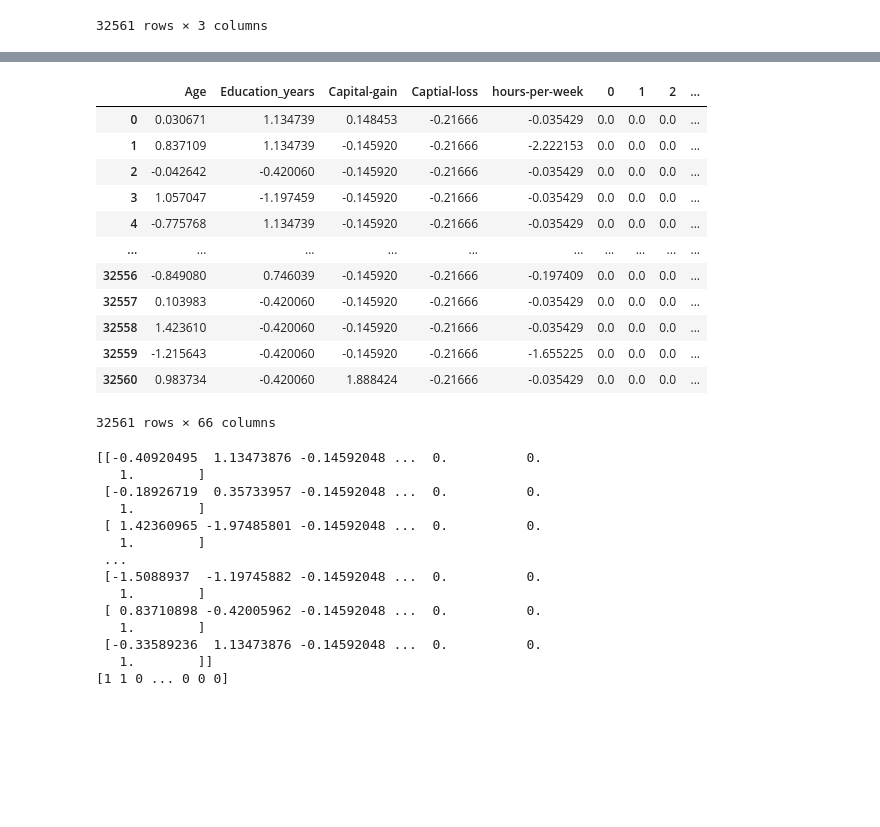
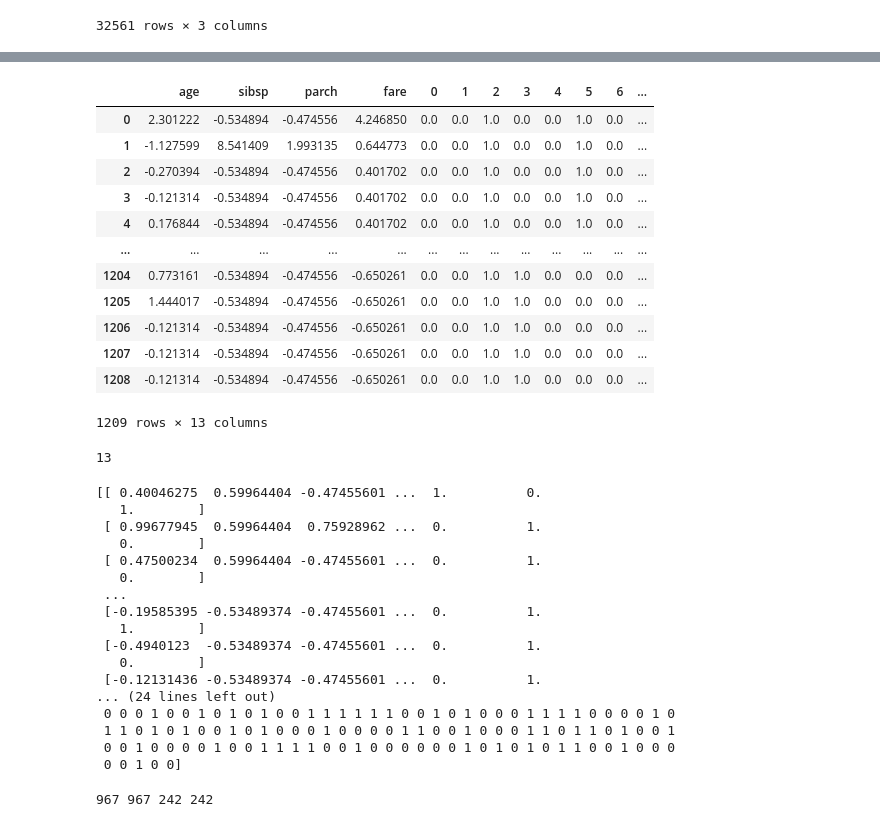
Before and after one commit to sy-app/mmsl-20220127, a Jupyter notebook: workspace/src/hw/kc.ipynb, the cells around one changed output, grey strips where cells are left out. Saved outputs shown, nothing was run; the diff lists cells and outputs as text; code cells hidden in the pictures; blank space fills up the shorter version.

```diff
--- a/workspace/src/hw/kc.ipynb
+++ b/workspace/src/hw/kc.ipynb
@@ -28,4 +28,4 @@ warnings.filterwarnings("ignore")
 #read data file
 
 #load data to pandas
-data = pd.read_csv("../../data/csvData/incomedata.csv")
+data = pd.read_csv("../../data/csvData/titanicAssignment.csv")
@@ -54,11 +70,12 @@ one-hot encoder for gender
 # %%
 #deal with categoricial variables
 ohe = OneHotEncoder(categories='auto')
-feature_arr = ohe.fit_transform(data[['Employ_type', 'Education', 'Marriage', 'Occupation', 'Relationship','Race', 'Gender']]).toarray()
+categorical_features = ['embarked', 'pclass', 'sex']
+feature_arr = ohe.fit_transform(data[categorical_features]).toarray()
 
 #move income column to the end
-incomeColumn = data['Income']
-data.drop(labels=['Income'], axis=1,inplace = True)
+incomeColumn = data['survived']
+data.drop(labels=['survived'], axis=1,inplace = True)
 
 #add to original data
 convertedData= pd.concat([data, pd.DataFrame(feature_arr),incomeColumn], axis=1)
@@ -74,5 +90,5 @@ convertedData.head()
 # %%
 #remove the original categorical data
-convertedData=convertedData.drop(columns=['Employ_type', 'Education', 'Marriage', 'Occupation', 'Relationship','Race', 'Gender'])
+convertedData=convertedData.drop(columns=categorical_features)
 convertedData
 # %% [output]
@@ -92,24 +108,28 @@ convertedData
 # %%
 scaler=StandardScaler()
-convertedData.iloc[:, 0:5]=scaler.fit_transform(convertedData.iloc[:, 0:5])
+convertedData.iloc[:, 0:4]=scaler.fit_transform(convertedData.iloc[:, 0:4])
 convertedData
 # %% [output]
-|  | Age | Education_years | Capital-gain | Captial-loss | hours-per-week | 0 | 1 | 2 | ... |
-| 0 | 0.030671 | 1.134739 | 0.148453 | -0.21666 | -0.035429 | 0.0 | 0.0 | 0.0 | ... |
-| 1 | 0.837109 | 1.134739 | -0.145920 | -0.21666 | -2.222153 | 0.0 | 0.0 | 0.0 | ... |
-| 2 | -0.042642 | -0.420060 | -0.145920 | -0.21666 | -0.035429 | 0.0 | 0.0 | 0.0 | ... |
-| 3 | 1.057047 | -1.197459 | -0.145920 | -0.21666 | -0.035429 | 0.0 | 0.0 | 0.0 | ... |
-| 4 | -0.775768 | 1.134739 | -0.145920 | -0.21666 | -0.035429 | 0.0 | 0.0 | 0.0 | ... |
-| ... | ... | ... | ... | ... | ... | ... | ... | ... | ... |
-| 32556 | -0.849080 | 0.746039 | -0.145920 | -0.21666 | -0.197409 | 0.0 | 0.0 | 0.0 | ... |
-| 32557 | 0.103983 | -0.420060 | -0.145920 | -0.21666 | -0.035429 | 0.0 | 0.0 | 0.0 | ... |
-| 32558 | 1.423610 | -0.420060 | -0.145920 | -0.21666 | -0.035429 | 0.0 | 0.0 | 0.0 | ... |
-| 32559 | -1.215643 | -0.420060 | -0.145920 | -0.21666 | -1.655225 | 0.0 | 0.0 | 0.0 | ... |
-| 32560 | 0.983734 | -0.420060 | 1.888424 | -0.21666 | -0.035429 | 0.0 | 0.0 | 0.0 | ... |
+|  | age | sibsp | parch | fare | 0 | 1 | 2 | 3 | 4 | 5 | 6 | ... |
+| 0 | 2.301222 | -0.534894 | -0.474556 | 4.246850 | 0.0 | 0.0 | 1.0 | 0.0 | 0.0 | 1.0 | 0.0 | ... |
+| 1 | -1.127599 | 8.541409 | 1.993135 | 0.644773 | 0.0 | 0.0 | 1.0 | 0.0 | 0.0 | 1.0 | 0.0 | ... |
+| 2 | -0.270394 | -0.534894 | -0.474556 | 0.401702 | 0.0 | 0.0 | 1.0 | 0.0 | 0.0 | 1.0 | 0.0 | ... |
+| 3 | -0.121314 | -0.534894 | -0.474556 | 0.401702 | 0.0 | 0.0 | 1.0 | 0.0 | 0.0 | 1.0 | 0.0 | ... |
+| 4 | 0.176844 | -0.534894 | -0.474556 | 0.401702 | 0.0 | 0.0 | 1.0 | 0.0 | 0.0 | 1.0 | 0.0 | ... |
+| ... | ... | ... | ... | ... | ... | ... | ... | ... | ... | ... | ... | ... |
+| 1204 | 0.773161 | -0.534894 | -0.474556 | -0.650261 | 0.0 | 0.0 | 1.0 | 1.0 | 0.0 | 0.0 | 0.0 | ... |
+| 1205 | 1.444017 | -0.534894 | -0.474556 | -0.650261 | 0.0 | 0.0 | 1.0 | 1.0 | 0.0 | 0.0 | 0.0 | ... |
+| 1206 | -0.121314 | -0.534894 | -0.474556 | -0.650261 | 0.0 | 0.0 | 1.0 | 1.0 | 0.0 | 0.0 | 0.0 | ... |
+| 1207 | -0.121314 | -0.534894 | -0.474556 | -0.650261 | 0.0 | 0.0 | 1.0 | 1.0 | 0.0 | 0.0 | 0.0 | ... |
+| 1208 | -0.121314 | -0.534894 | -0.474556 | -0.650261 | 0.0 | 0.0 | 1.0 | 1.0 | 0.0 | 0.0 | 0.0 | ... |
-32561 rows × 66 columns
+1209 rows × 13 columns
+# %%
+len(convertedData.columns)
+# %% [output]
+13
 # %%
-X = convertedData.iloc[:, 0:63].values
-Y = convertedData["Income"].values
+X = convertedData.iloc[:, 0:len(convertedData)-1].values
+Y = convertedData["survived"].values
 
 from sklearn.model_selection import train_test_split
 
@@ -117,20 +137,27 @@ X_train, X_test, Y_train,Y_test = train_test_split(X, Y, test_size=0.20, random_
 print(X_train)
 print(Y_train)
 # %% [output]
-[[-0.40920495  1.13473876 -0.14592048 ...  0.          0.
+[[ 0.40046275  0.59964404 -0.47455601 ...  1.          0.
    1.        ]
- [-0.18926719  0.35733957 -0.14592048 ...  0.          0.
+ [ 0.99677945  0.59964404  0.75928962 ...  0.          1.
+   0.        ]
+ [ 0.47500234  0.59964404 -0.47455601 ...  0.          1.
+   0.        ]
+ ...
+ [-0.19585395 -0.53489374 -0.47455601 ...  0.          1.
    1.        ]
- [ 1.42360965 -1.97485801 -0.14592048 ...  0.          0.
-   1.        ]
- ...
- [-1.5088937  -1.19745882 -0.14592048 ...  0.          0.
-   1.        ]
- [ 0.83710898 -0.42005962 -0.14592048 ...  0.          0.
-   1.        ]
- [-0.33589236  1.13473876 -0.14592048 ...  0.          0.
-   1.        ]]
-[1 1 0 ... 0 0 0]
+ [-0.4940123  -0.53489374 -0.47455601 ...  0.          1.
+   0.        ]
+ [-0.12131436 -0.53489374 -0.47455601 ...  0.          1.
+... (24 lines left out)
+ 0 0 0 1 0 0 1 0 1 0 1 0 0 1 1 1 1 1 1 0 0 1 0 1 0 0 0 1 1 1 1 0 0 0 0 1 0
+ 1 1 0 1 0 1 0 0 1 0 1 0 0 0 1 0 0 0 0 1 1 0 0 1 0 0 0 1 1 0 1 1 0 1 0 0 1
+ 0 0 1 0 0 0 0 1 0 0 1 1 1 1 0 0 1 0 0 0 0 0 0 1 0 1 0 1 0 1 1 0 0 1 0 0 0
+ 0 0 1 0 0]
+# %%
+print(len(X_train), len(Y_train), len(X_test), len(Y_test))
+# %% [output]
+967 967 242 242
 # %%
 # ##モデルの宣言
 #SVM
```
Also changed, not shown: parts of 5 cells of this notebook, 3 other files.
